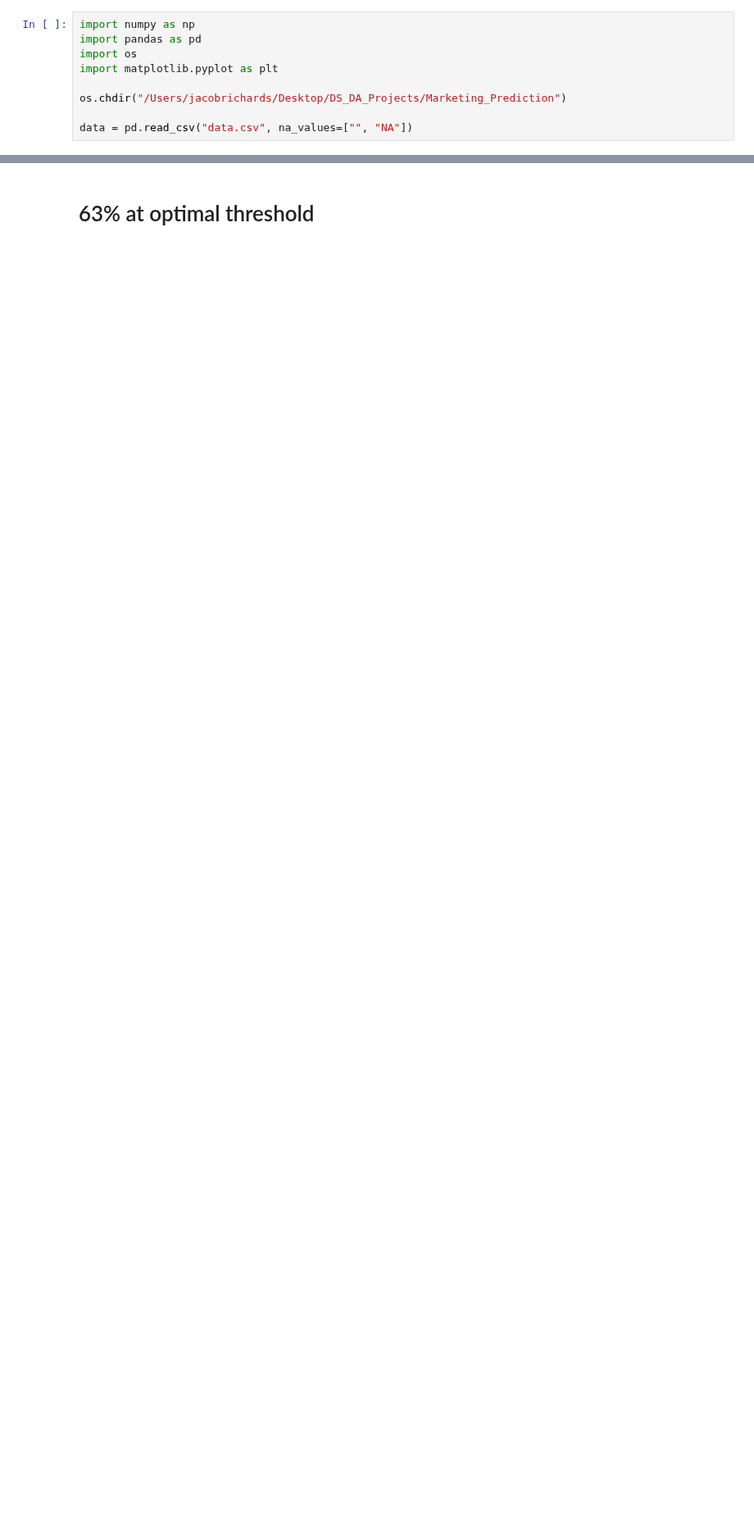
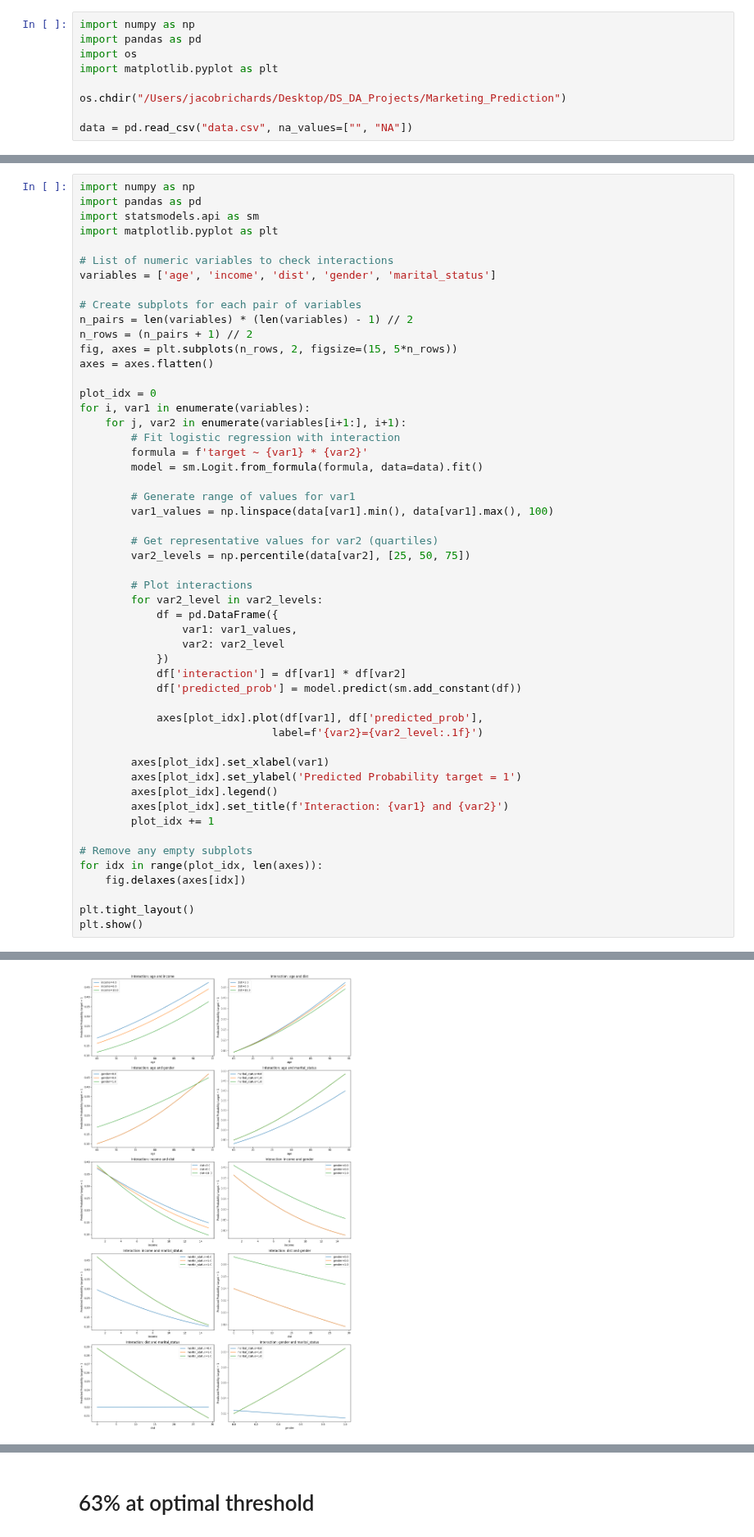
Before and after one commit to Jacob-J-Richards/DS_DA_Projects, a Jupyter notebook: Marketing_Prediction/Model_builds_comparison.ipynb, the cells around one changed output, grey strips where cells are left out. Shown at 82% size. Saved outputs shown, nothing was run; the diff lists cells and outputs as text; blank space fills up the shorter version.

Commit message:
interaction terms

```diff
--- a/Marketing_Prediction/Model_builds_comparison.ipynb
+++ b/Marketing_Prediction/Model_builds_comparison.ipynb
@@ -59,0 +55,53 @@ display(data.head())
+# %%
+import numpy as np
+import pandas as pd
+import statsmodels.api as sm
+import matplotlib.pyplot as plt
+
+# List of numeric variables to check interactions
+variables = ['age', 'income', 'dist', 'gender', 'marital_status']
+
+# Create subplots for each pair of variables
+n_pairs = len(variables) * (len(variables) - 1) // 2
+n_rows = (n_pairs + 1) // 2
+fig, axes = plt.subplots(n_rows, 2, figsize=(15, 5*n_rows))
+axes = axes.flatten()
+
+plot_idx = 0
+for i, var1 in enumerate(variables):
+    for j, var2 in enumerate(variables[i+1:], i+1):
+        # Fit logistic regression with interaction
+        formula = f'target ~ {var1} * {var2}'
+        model = sm.Logit.from_formula(formula, data=data).fit()
+
+        # Generate range of values for var1
+        var1_values = np.linspace(data[var1].min(), data[var1].max(), 100)
+
+        # Get representative values for var2 (quartiles)
+        var2_levels = np.percentile(data[var2], [25, 50, 75])
+
+        # Plot interactions
+        for var2_level in var2_levels:
+            df = pd.DataFrame({
+                var1: var1_values,
+                var2: var2_level
+            })
+            df['interaction'] = df[var1] * df[var2]
+            df['predicted_prob'] = model.predict(sm.add_constant(df))
+
+            axes[plot_idx].plot(df[var1], df['predicted_prob'],
+                              label=f'{var2}={var2_level:.1f}')
+
+        axes[plot_idx].set_xlabel(var1)
+        axes[plot_idx].set_ylabel('Predicted Probability target = 1')
+        axes[plot_idx].legend()
+        axes[plot_idx].set_title(f'Interaction: {var1} and {var2}')
+        plot_idx += 1
+
+# Remove any empty subplots
+for idx in range(plot_idx, len(axes)):
+    fig.delaxes(axes[idx])
+
+plt.tight_layout()
+plt.show()
+# %% [output]
@@ -59,0 +125 @@ display(data.head())
+[figure, added]
```
Also changed, not shown: parts of 18 cells of this notebook, 1 other file.
